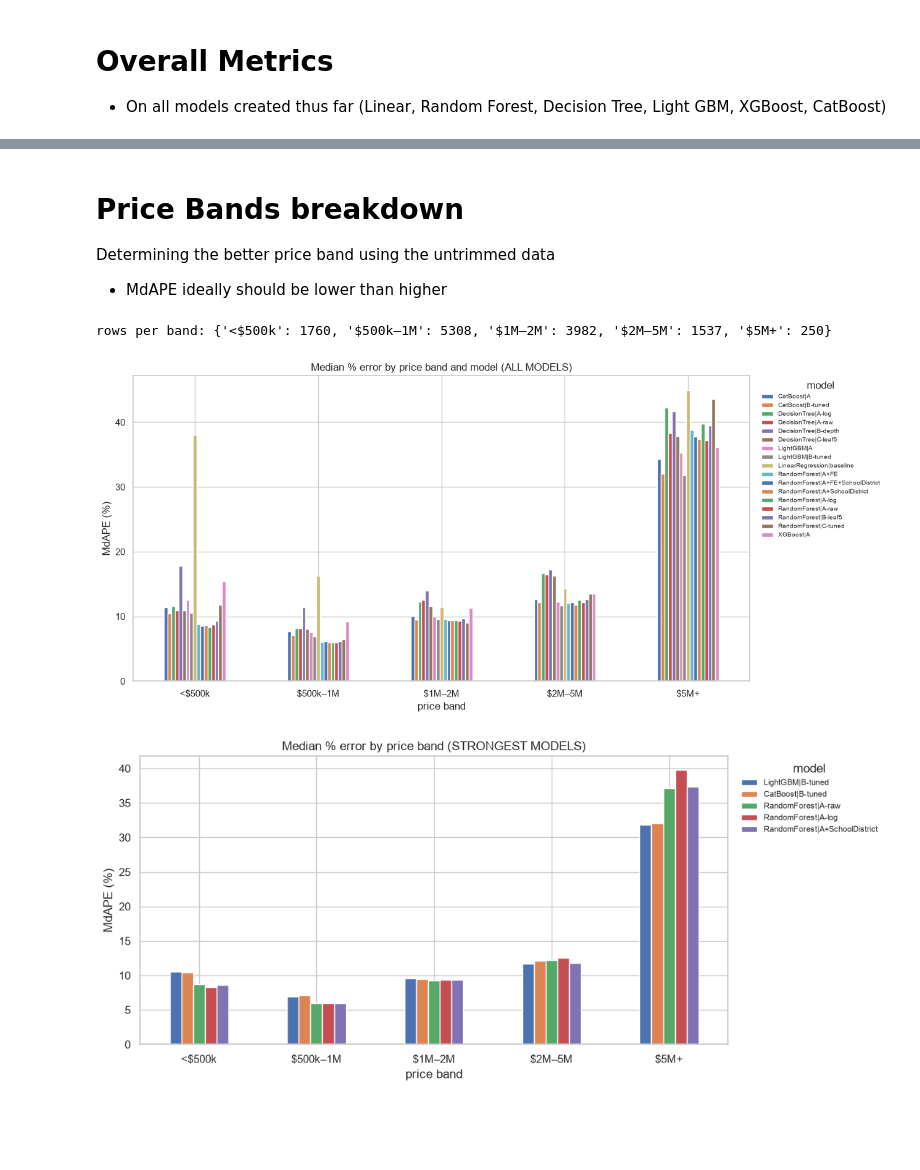
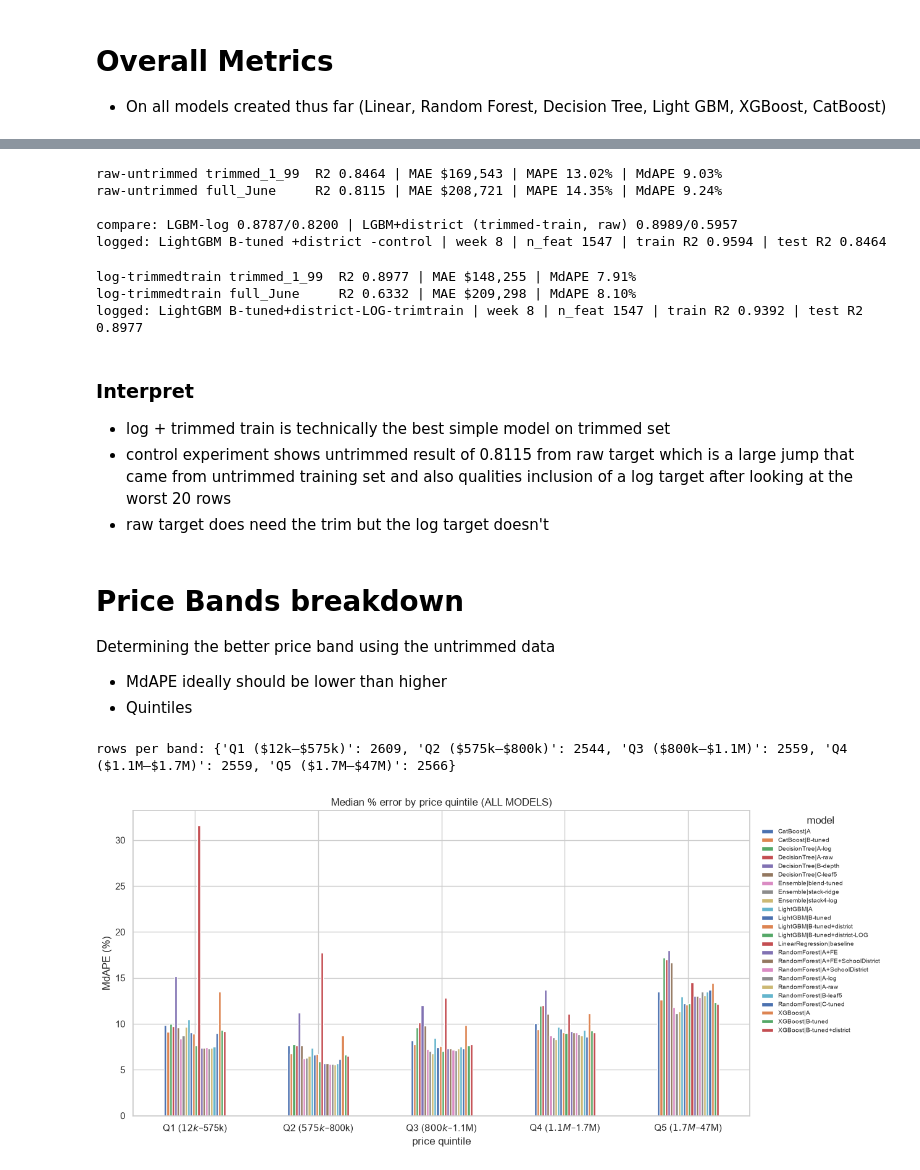
Before and after one commit to iviang/IDX-Exchange-DS-2026, a Jupyter notebook: Deliverables/Week 8/06_evaluation.ipynb, the cells around one changed output, grey strips where cells are left out. Drawn from its saved outputs; the diff is of its cells as text; code cells hidden in the pictures; blank space fills up the shorter version.

Commit message:
updated experiment and markdowns

```diff
--- a/Deliverables/Week 8/06_evaluation.ipynb
+++ b/Deliverables/Week 8/06_evaluation.ipynb
@@ -178,45 +405,82 @@ wrote ../../results/metrics_summary.csv
+# %%
+lgb_raw_ut = LGBMRegressor(**lgb_params).fit(train_df[feature_d], y_all)
+for label, frame in [("trimmed_1_99", test_df), ("full_June", test_df_full)]:
+    m = metrics(frame[TARGET].values, lgb_raw_ut.predict(frame[feature_d]))
+    print(f"raw-untrimmed {label:13} R2 {m['R2']:.4f} | MAE ${m['MAE']:,.0f} | "
+          f"MAPE {m['MAPE']:.2f}% | MdAPE {m['MdAPE']:.2f}%")
+print("\ncompare: LGBM-log 0.8787/0.8200 | LGBM+district (trimmed-train, raw) 0.8989/0.5957")
+log_result("LightGBM", "B-tuned +district -control",
+           r2_score(y_tr, lgb_raw_ut.predict(train_df[feature_d])),
+           r2_score(test_df[TARGET].values, lgb_raw_ut.predict(test_df[feature_d])),
+           "CONTROL: raw target on untrimmed train; isolates train-trim effect from log-target effect",
+           target_space="raw(ClosePrice)", n_features=len(feature_d))
+# %% [output]
+raw-untrimmed trimmed_1_99  R2 0.8464 | MAE $169,543 | MAPE 13.02% | MdAPE 9.03%
+raw-untrimmed full_June     R2 0.8115 | MAE $208,721 | MAPE 14.35% | MdAPE 9.24%
+
+compare: LGBM-log 0.8787/0.8200 | LGBM+district (trimmed-train, raw) 0.8989/0.5957
+logged: LightGBM B-tuned +district -control | week 8 | n_feat 1547 | train R2 0.9594 | test R2 0.8464
+# %%
+#log target on TRIMMED training data
+train_trim = train_df[train_df[TARGET].between(lo, hi)]
+lgb_log_tt = LGBMRegressor(**lgb_params).fit(train_trim[feature_d], np.log(train_trim[TARGET]))
+for label, frame in [("trimmed_1_99", test_df), ("full_June", test_df_full)]:
+    m = metrics(frame[TARGET].values, np.exp(lgb_log_tt.predict(frame[feature_d])))
+    print(f"log-trimmedtrain {label:13} R2 {m['R2']:.4f} | MAE ${m['MAE']:,.0f} | MdAPE {m['MdAPE']:.2f}%")
+
+log_result("LightGBM", "B-tuned+district-LOG-trimtrain",
+           r2_score(train_trim[TARGET].values, np.exp(lgb_log_tt.predict(train_trim[feature_d]))),
+           r2_score(test_df[TARGET].values,   np.exp(lgb_log_tt.predict(test_df[feature_d]))),
+           "best simple single for trimmed contract",
+           target_space="log(ClosePrice)", n_features=len(feature_d))
+# %% [output]
+log-trimmedtrain trimmed_1_99  R2 0.8977 | MAE $148,255 | MdAPE 7.91%
+log-trimmedtrain full_June     R2 0.6332 | MAE $209,298 | MdAPE 8.10%
+logged: LightGBM B-tuned+district-LOG-trimtrain | week 8 | n_feat 1547 | train R2 0.9392 | test R2 0.8977
+# %% [markdown]
+### Interpret
+
+- log + trimmed train is technically the best simple model on trimmed set
+- control experiment shows untrimmed result of 0.8115 from raw target which is a large jump that came from untrimmed training set and also qualities inclusion of a log target after looking at the worst 20 rows
+- raw target does need the trim but the log target doesn't
 # %% [markdown]
 # Price Bands breakdown
 
 Determining the better price band using the untrimmed data
 - MdAPE ideally should be lower than higher
+- Quintiles
 # %%
-bands  = [(0, 5e5), (5e5, 1e6), (1e6, 2e6), (2e6, 5e6), (5e6, np.inf)]
-labels = ["<$500k", "$500k–1M", "$1M–2M", "$2M–5M", "$5M+"]
+# bands  = [(0, 5e5), (5e5, 1e6), (1e6, 2e6), (2e6, 5e6), (5e6, np.inf)]
+# labels = ["<$500k", "$500k–1M", "$1M–2M", "$2M–5M", "$5M+"]
 yt = test_df_full[TARGET].values
+
+q_edges  = np.quantile(yt, [0, .2, .4, .6, .8, 1.0])
+def fmt(v): return f"${v/1e6:.2g}M" if v >= 1e6 else f"${v/1e3:.0f}k"
+labels = [f"Q{i+1} ({fmt(q_edges[i])}–{fmt(q_edges[i+1])})" for i in range(5)]
+qbin   = pd.qcut(yt, 5, labels=False)
 
 band_rows = []
 for key in preds_full:
     yp = preds_full[key]
-    for (lo_, hi_), lab in zip(bands, labels):
-        msk = (yt >= lo_) & (yt < hi_)
-        if msk.sum() == 0: continue
+    for i, lab in enumerate(labels):
+        msk = qbin == i
         band_rows.append({"model": key, "band": lab, "n": int(msk.sum()),
                           "MdAPE": round(mdape(yt[msk], yp[msk]), 2),
                           "MAPE":  round(mean_absolute_percentage_error(yt[msk], yp[msk]) * 100, 2)})
 band_df = pd.DataFrame(band_rows)
 mdape_pivot = band_df.pivot(index="band", columns="model", values="MdAPE").reindex(labels)
 print("\nrows per band:", band_df.groupby("band")["n"].first().reindex(labels).to_dict())
 
+STRONG = ["Ensemble|stack-ridge", "Ensemble|blend-tuned", "LightGBM|B-tuned+district-LOG", "XGBoost|B-tuned+district", "LightGBM|B-tuned", "CatBoost|B-tuned", "RandomForest|A-raw", "RandomForest|A-log", "RandomForest|A+SchoolDistrict"]
+strong = [m for m in STRONG if m in mdape_pivot.columns]   # keep only ones present
+
 fig, ax = plt.subplots(figsize=(13, 6))
 mdape_pivot.plot(kind="bar", ax=ax, rot=0)
-ax.set_ylabel("MdAPE (%)"); ax.set_xlabel("price band")
-ax.set_title("Median % error by price band and model (ALL MODELS)")
+ax.set_ylabel("MdAPE (%)"); ax.set_xlabel("price quintile")
+ax.set_title("Median % error by price quintile (ALL MODELS)")
 ax.legend(title="model", bbox_to_anchor=(1.01, 1), loc="upper left", fontsize=7, frameon=False)
 plt.tight_layout()
 plt.show()
-
-STRONG = ["LightGBM|B-tuned", "CatBoost|B-tuned",
-          "RandomForest|A-raw", "RandomForest|A-log", "RandomForest|A+SchoolDistrict"]
-strong = [m for m in STRONG if m in mdape_pivot.columns]   # keep only ones present
-
-fig, ax = plt.subplots(figsize=(11, 5))
-mdape_pivot[strong].plot(kind="bar", ax=ax, rot=0)
-ax.set_ylabel("MdAPE (%)"); ax.set_xlabel("price band")
-ax.set_title("Median % error by price band (STRONGEST MODELS)")
-ax.legend(title="model", bbox_to_anchor=(1.01, 1), loc="upper left", fontsize=8, frameon=False)
-plt.tight_layout(); plt.show()
 # %% [output]
-rows per band: {'<$500k': 1760, '$500k–1M': 5308, '$1M–2M': 3982, '$2M–5M': 1537, '$5M+': 250}
+rows per band: {'Q1 ($12k–$575k)': 2609, 'Q2 ($575k–$800k)': 2544, 'Q3 ($800k–$1.1M)': 2559, 'Q4 ($1.1M–$1.7M)': 2559, 'Q5 ($1.7M–$47M)': 2566}
-[figure, old version]
+[figure, new version]
-[figure, removed]
```
Also changed, not shown: parts of 22 cells of this notebook, 2 other files.
